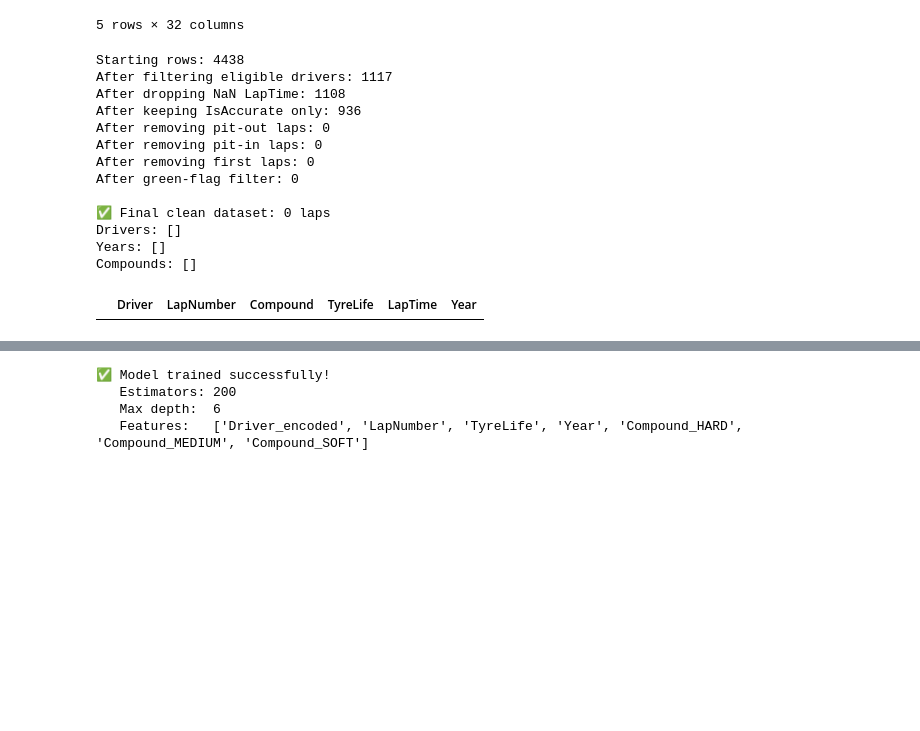
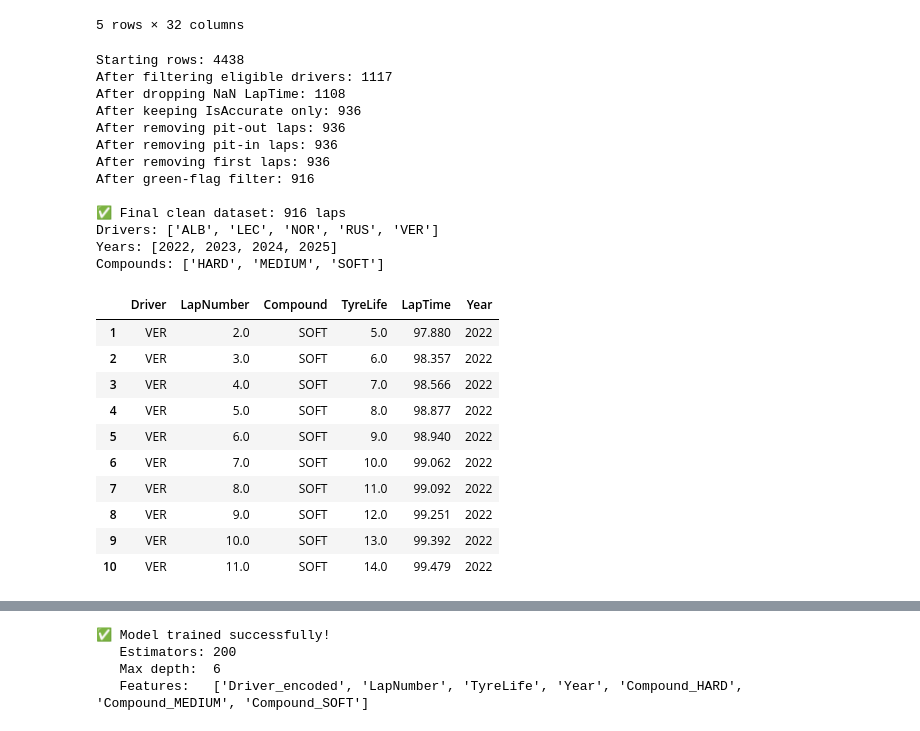
Before and after one commit to roshith-prakash/f1-strategy-simulator, a Jupyter notebook: f1_laptime_xgboost_model.ipynb, the cells around one changed output, grey strips where cells are left out. Drawn from its saved outputs; the diff is of its cells as text; code cells hidden in the pictures; blank space fills up the shorter version.

```diff
--- a/f1_laptime_xgboost_model.ipynb
+++ b/f1_laptime_xgboost_model.ipynb
@@ -61,6 +61,8 @@ Total laps loaded: 4438
 5 rows × 32 columns
 # %%
 # ── Cell 3: Data Cleaning ────────────────────────────────────────────────────
+
+df = df.replace("NaT", np.nan)
 
 # --- Eligible drivers (same team across 2022-2025) ---
 ELIGIBLE_DRIVERS = ['ALB', 'LEC', 'NOR', 'RUS', 'VER']
@@ -83,41 +85,51 @@ df = df[df['IsAccurate'] == True]
 print(f"After keeping IsAccurate only: {len(df)}")
 
 # 5. Remove pit-out laps (PitOutTime is not NaN)
 df = df[df['PitOutTime'].isna()]
 print(f"After removing pit-out laps: {len(df)}")
 
 # 6. Remove pit-in laps (PitInTime is not NaN)
 df = df[df['PitInTime'].isna()]
 print(f"After removing pit-in laps: {len(df)}")
 
 # 7. Remove first lap (LapNumber == 1)
 df = df[df['LapNumber'] > 1]
 print(f"After removing first laps: {len(df)}")
 
 # 8. Green flag only (TrackStatus == 1)
 df = df[df['TrackStatus'] == 1]
 print(f"After green-flag filter: {len(df)}")
 
 print(f"\n✅ Final clean dataset: {len(df)} laps")
 print(f"Drivers: {sorted(df['Driver'].unique())}")
 print(f"Years: {sorted(df['Year'].unique())}")
 print(f"Compounds: {sorted(df['Compound'].unique())}")
 df[['Driver', 'LapNumber', 'Compound', 'TyreLife', 'LapTime', 'Year']].head(10)
 # %% [output]
 Starting rows: 4438
 After filtering eligible drivers: 1117
 After dropping NaN LapTime: 1108
 After keeping IsAccurate only: 936
-After removing pit-out laps: 0
-After removing pit-in laps: 0
-After removing first laps: 0
-After green-flag filter: 0
+After removing pit-out laps: 936
+After removing pit-in laps: 936
+After removing first laps: 936
+After green-flag filter: 916
 
-✅ Final clean dataset: 0 laps
-Drivers: []
-Years: []
-Compounds: []
+✅ Final clean dataset: 916 laps
+Drivers: ['ALB', 'LEC', 'NOR', 'RUS', 'VER']
+Years: [2022, 2023, 2024, 2025]
+Compounds: ['HARD', 'MEDIUM', 'SOFT']
 |  | Driver | LapNumber | Compound | TyreLife | LapTime | Year |
+| 1 | VER | 2.0 | SOFT | 5.0 | 97.880 | 2022 |
+| 2 | VER | 3.0 | SOFT | 6.0 | 98.357 | 2022 |
+| 3 | VER | 4.0 | SOFT | 7.0 | 98.566 | 2022 |
+| 4 | VER | 5.0 | SOFT | 8.0 | 98.877 | 2022 |
+| 5 | VER | 6.0 | SOFT | 9.0 | 98.940 | 2022 |
+| 6 | VER | 7.0 | SOFT | 10.0 | 99.062 | 2022 |
+| 7 | VER | 8.0 | SOFT | 11.0 | 99.092 | 2022 |
+| 8 | VER | 9.0 | SOFT | 12.0 | 99.251 | 2022 |
+| 9 | VER | 10.0 | SOFT | 13.0 | 99.392 | 2022 |
+| 10 | VER | 11.0 | SOFT | 14.0 | 99.479 | 2022 |
 # %%
 # ── Cell 4: Year-over-Year Improvement Analysis ──────────────────────────────
 # Compute per-driver average lap time per year to understand the yearly trend.
```
Also changed, not shown: parts of 6 cells of this notebook.
